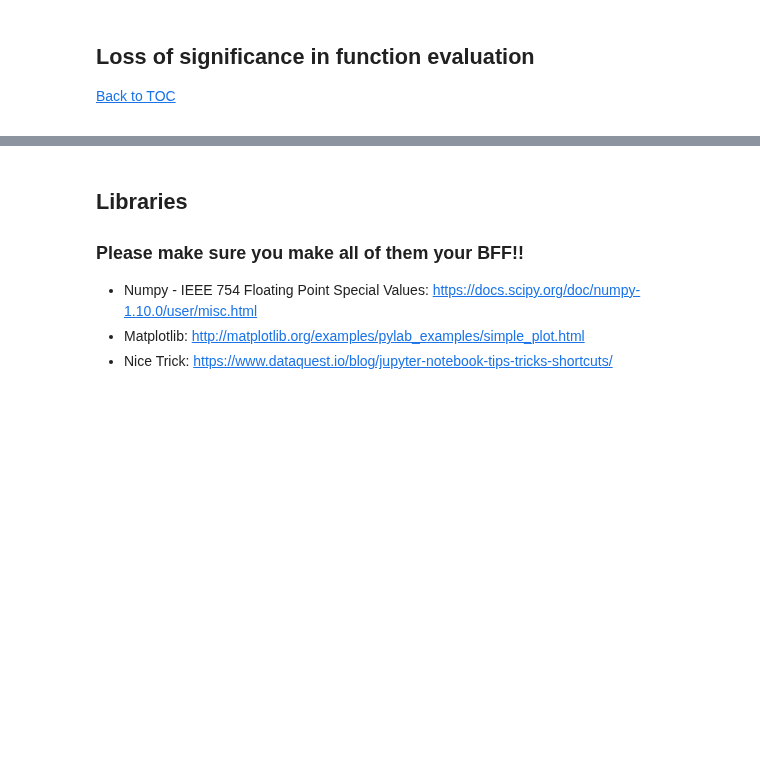
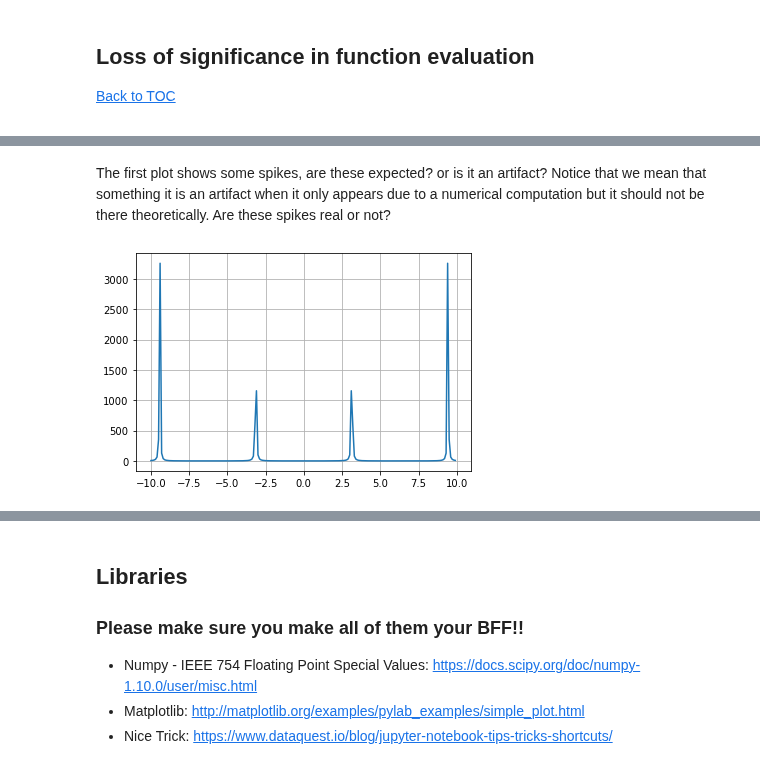
Before and after one commit to tclaudioe/Scientific-Computing, a Jupyter notebook: SC1v2/02_floating_point_arithmetic.ipynb, the cells around one changed output, grey strips where cells are left out. Saved outputs shown, nothing was run; the diff lists cells and outputs as text; code cells hidden in the pictures; blank space fills up the shorter version.

```diff
--- a/SC1v2/02_floating_point_arithmetic.ipynb
+++ b/SC1v2/02_floating_point_arithmetic.ipynb
@@ -404,0 +476,11 @@ plt.show()
+# %% [markdown]
+The first plot shows some spikes, are these expected? or is it an artifact?
+Notice that we mean that something it is an artifact when it only appears due to a numerical computation but it should not be there theoretically.
+Are these spikes real or not?
+# %%
+plt.figure()
+plt.plot(x,f2(x),'-')
+plt.grid(True)
+plt.show()
+# %% [output]
+[figure, added]
```
Also changed, not shown: parts of 56 cells of this notebook, 1 other file.
